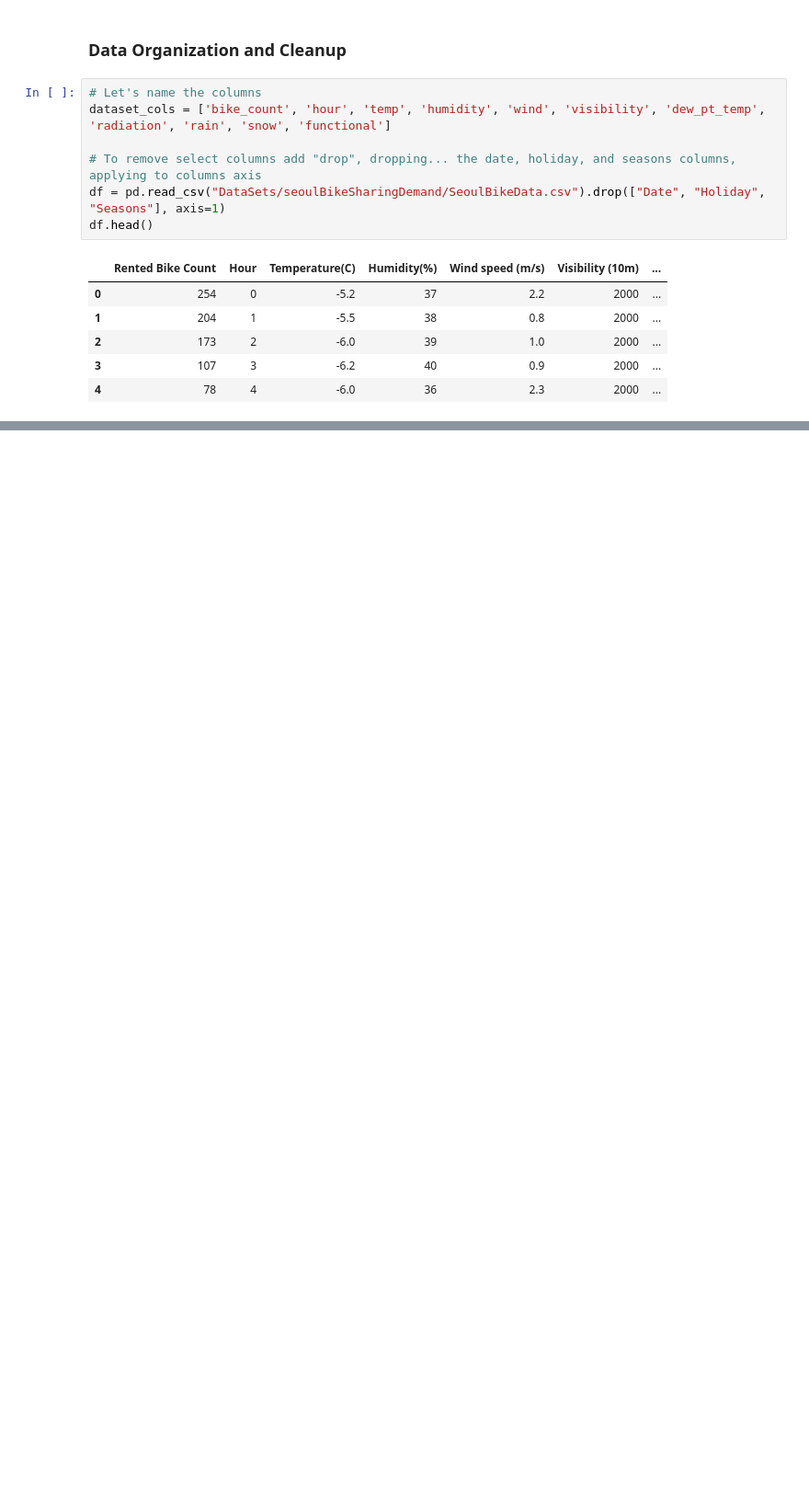
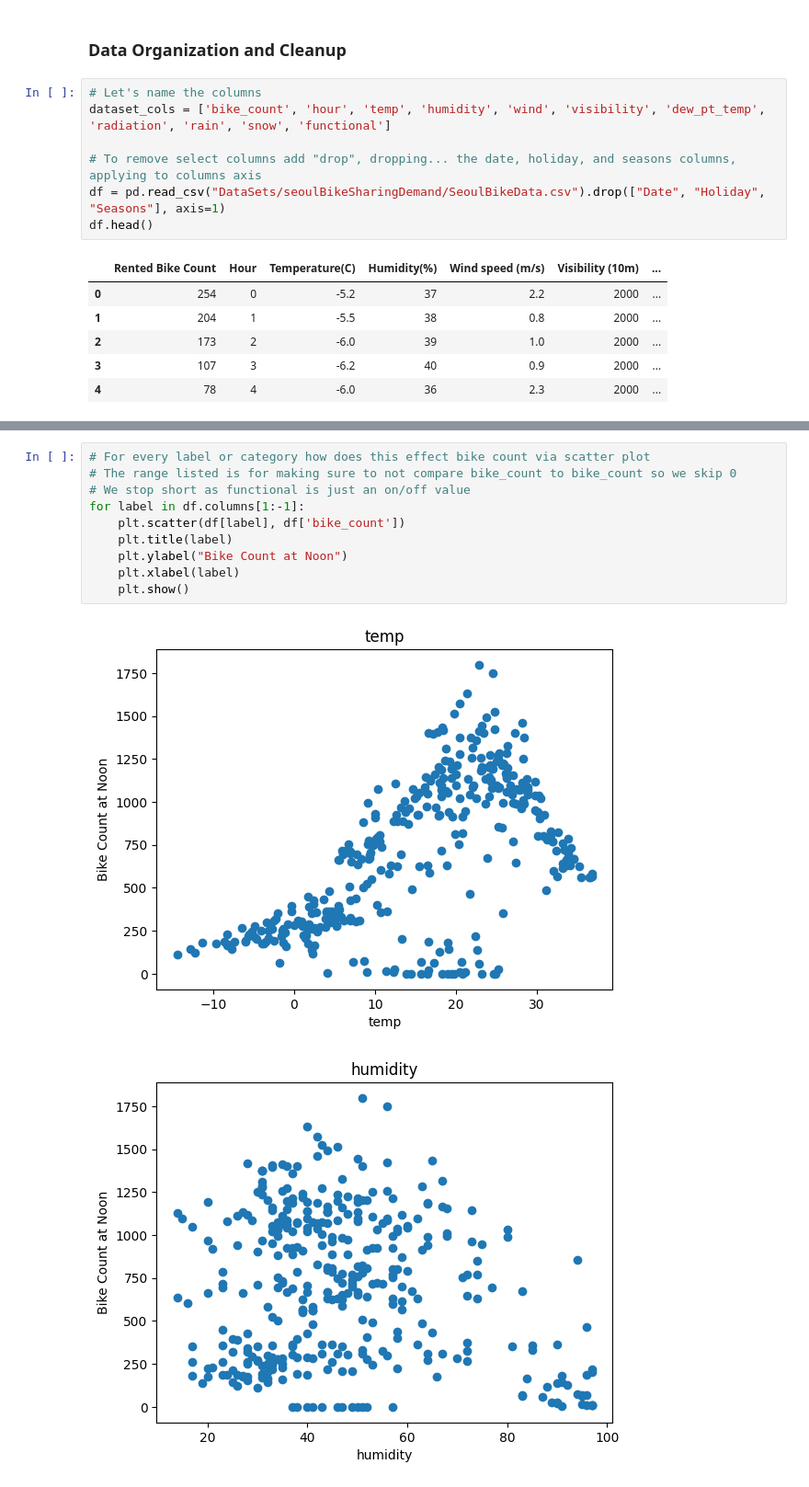
Before and after one commit to Logan-0/MachineLearning, a Jupyter notebook: SeoulBikeSharingDemand.ipynb, the cells around one changed output, grey strips where cells are left out. Shown at 92% size. Cells and saved outputs as stored; diff of their text form; blank space fills up the shorter version.

```diff
--- a/SeoulBikeSharingDemand.ipynb
+++ b/SeoulBikeSharingDemand.ipynb
@@ -76,3 +77,16 @@ df.head()
 | 60 | 333 | 5.8 | 85 | 1.7 | 349 | 3.4 | 0.43 | 0.0 | 0.0 | ... |
 | 84 | 393 | -0.3 | 38 | 4.8 | 1823 | -12.9 | 1.11 | 0.0 | 0.0 | ... |
 | 108 | 321 | -2.3 | 25 | 0.0 | 1962 | -19.7 | 0.00 | 0.0 | 0.0 | ... |
+# %%
+# For every label or category how does this effect bike count via scatter plot
+# The range listed is for making sure to not compare bike_count to bike_count so we skip 0
+# We stop short as functional is just an on/off value
+for label in df.columns[1:-1]:
+    plt.scatter(df[label], df['bike_count'])
+    plt.title(label)
+    plt.ylabel("Bike Count at Noon")
+    plt.xlabel(label)
+    plt.show()
+# %% [output]
+[figure, added]
+[figure, added]
```
Also changed, not shown: parts of 31 cells of this notebook.
